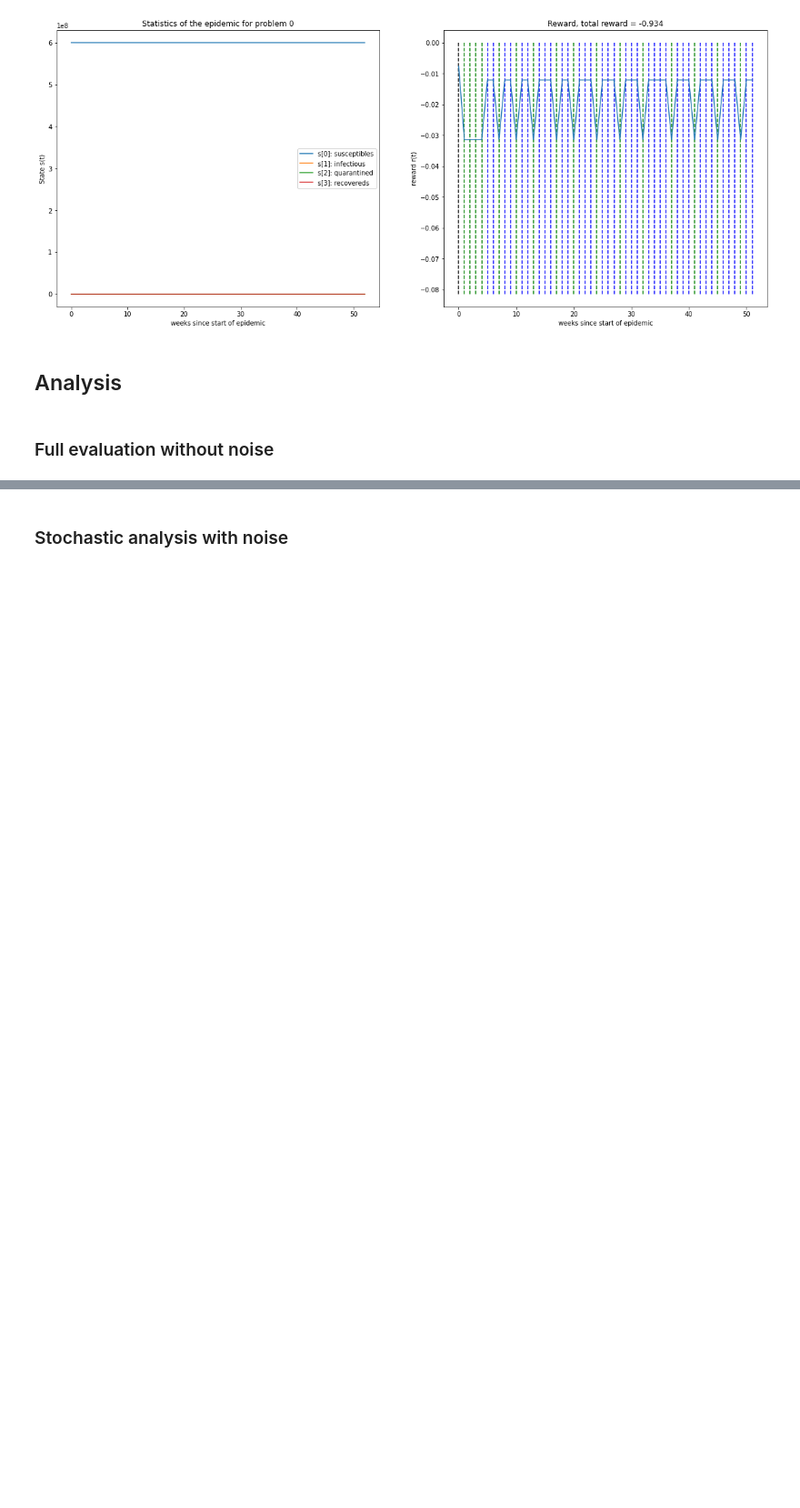
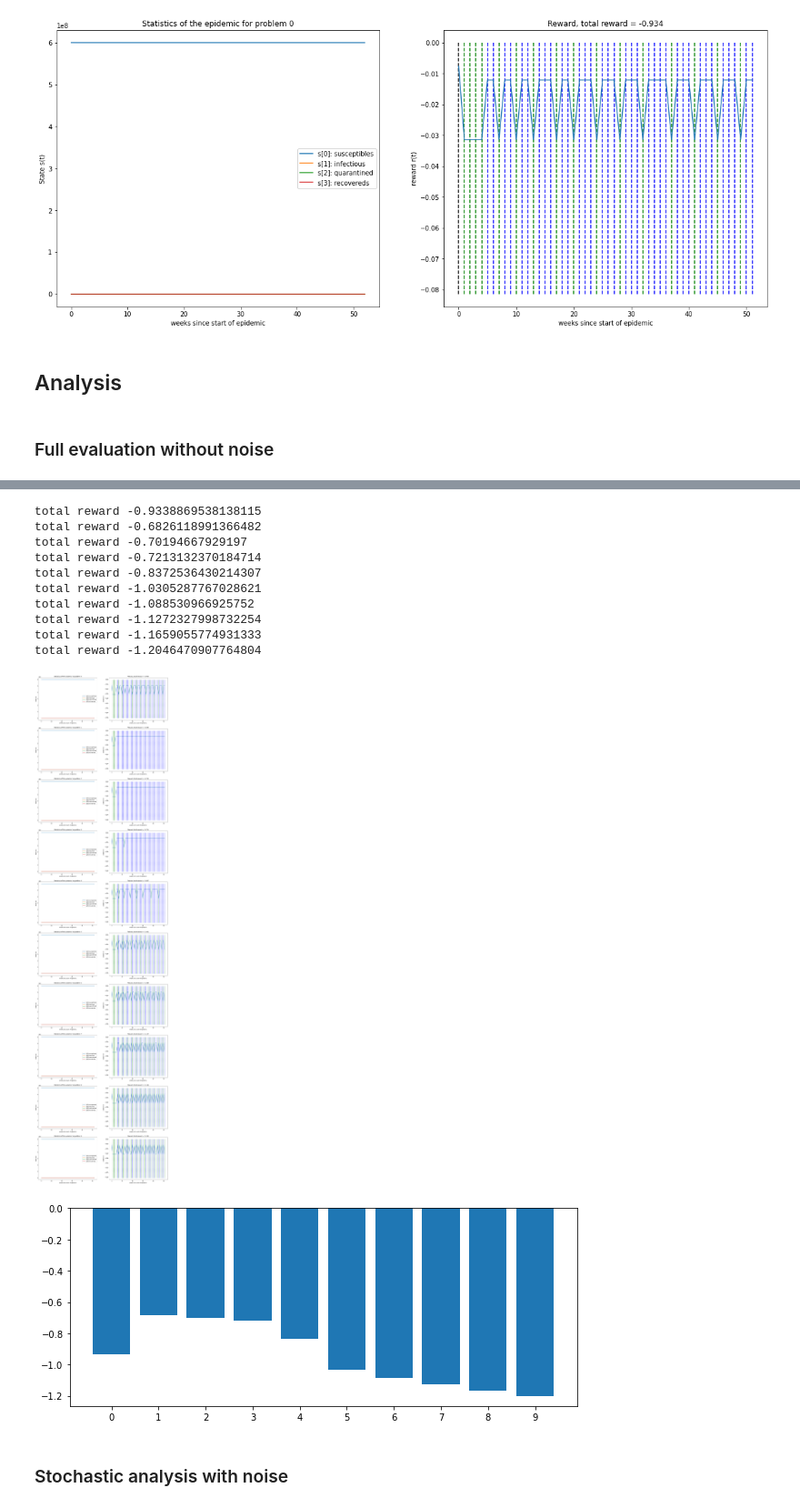
Before and after one commit to erolm-a/ai-coursework-2020, a Jupyter notebook: notebooks/run_qlearning_dl.ipynb, the cells around one changed output, grey strips where cells are left out. Shown at 91% size. Drawn from its saved outputs; the diff is of its cells as text; code cells hidden in the pictures; blank space fills up the shorter version.

```diff
--- a/notebooks/run_qlearning_dl.ipynb
+++ b/notebooks/run_qlearning_dl.ipynb
@@ -242,4 +246,19 @@ total reward -1.2046421064179453
 [figure]
+# %%
+utils.evaluate(create_policy(approximator_dl, 0, 4), full_eval=True, noisy=True, verbose=False)
+# %% [output]
+total reward -0.9338869538138115
+total reward -0.6826118991366482
+total reward -0.70194667929197
+total reward -0.7213132370184714
+total reward -0.8372536430214307
+total reward -1.0305287767028621
+total reward -1.088530966925752
+total reward -1.1272327998732254
+total reward -1.1659055774931333
+total reward -1.2046470907764804
+[figure, added]
+[figure, added]
 # %% [markdown]
 ### Stochastic analysis with noise
 # %%
```
Also changed, not shown: parts of 7 cells of this notebook.
